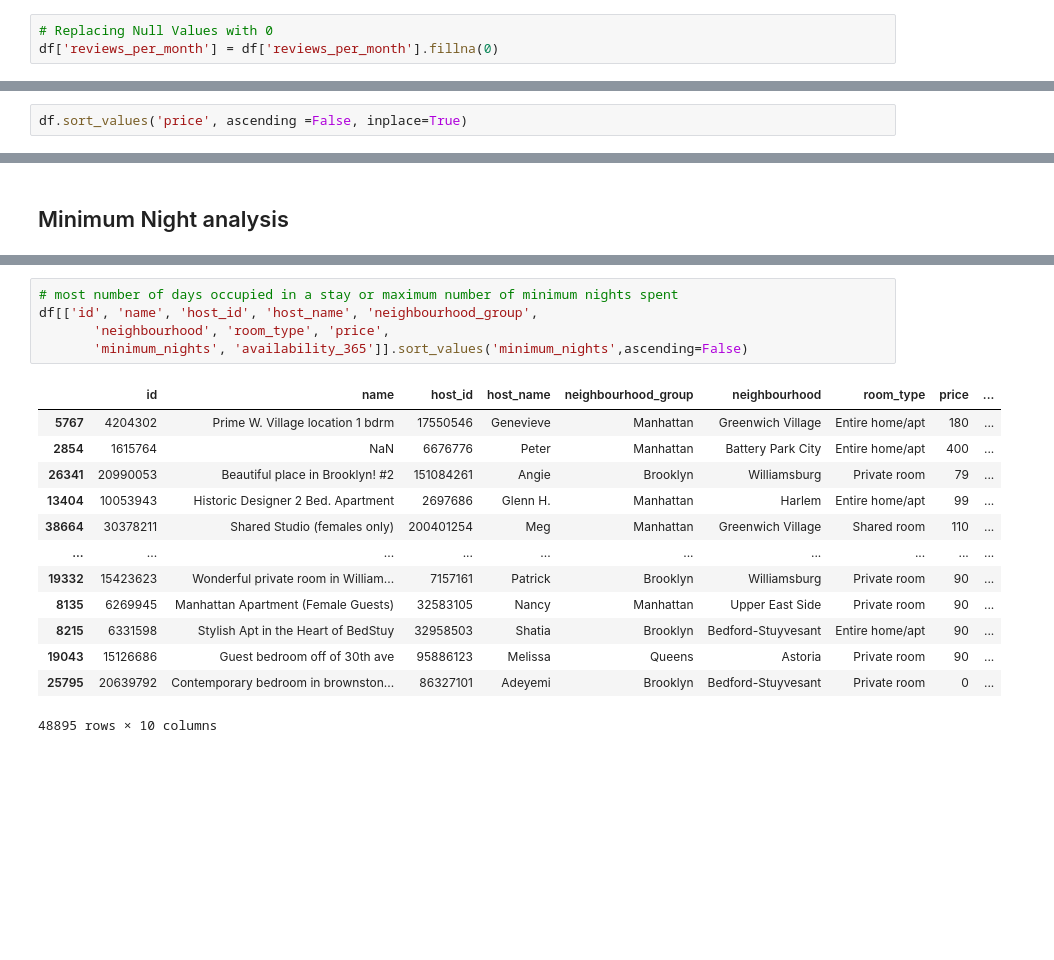
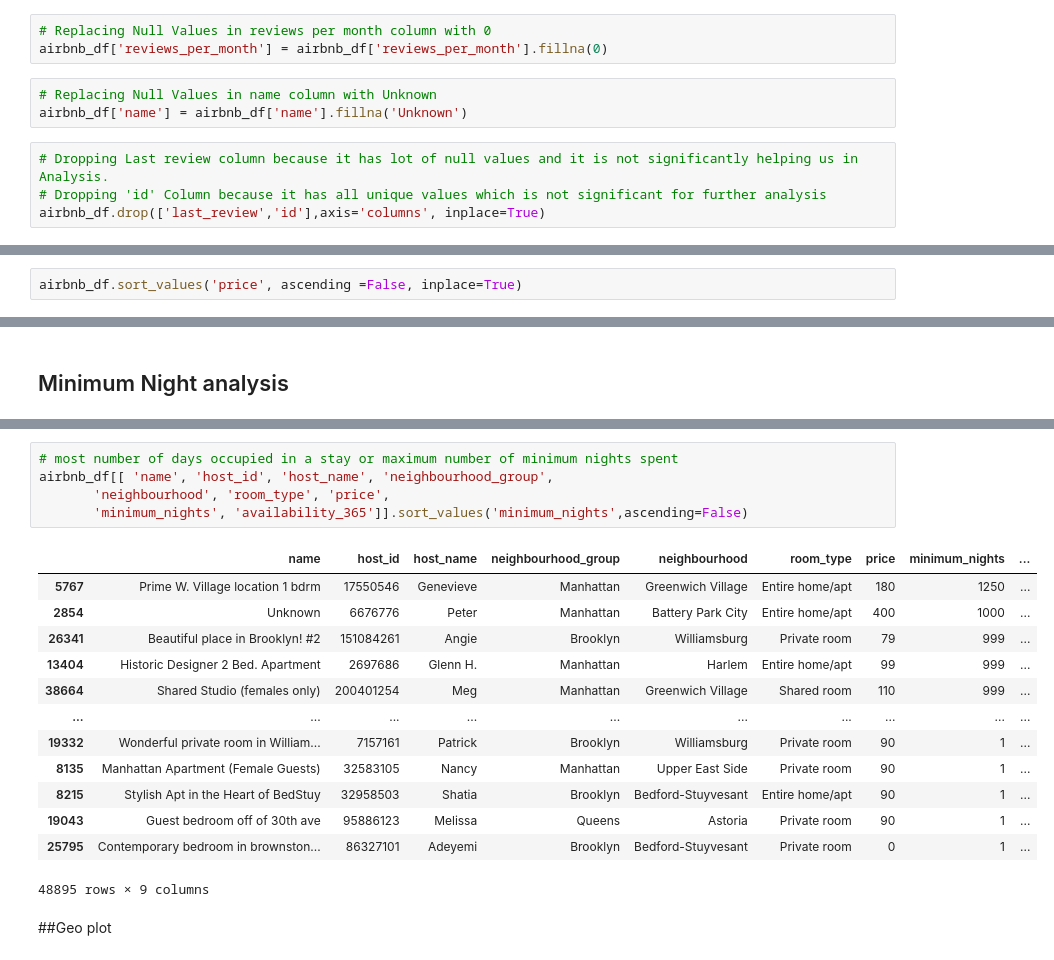
Before and after one commit to mgbhat97/Airbnb-Booking-EDA, a Jupyter notebook: Airbnb_Bookings_Analysis_Capstone_Project.ipynb, the cells around one changed output, grey strips where cells are left out. Drawn from its saved outputs; the diff is of its cells as text; blank space fills up the shorter version.

```diff
--- a/Airbnb_Bookings_Analysis_Capstone_Project.ipynb
+++ b/Airbnb_Bookings_Analysis_Capstone_Project.ipynb
@@ -79,6 +85,13 @@ len(df[df.duplicated()])
 # %% [output]
 0
 # %%
-# Replacing Null Values with 0
-df['reviews_per_month'] = df['reviews_per_month'].fillna(0)
+# Replacing Null Values in reviews per month column with 0
+airbnb_df['reviews_per_month'] = airbnb_df['reviews_per_month'].fillna(0)
+# %%
+# Replacing Null Values in name column with Unknown
+airbnb_df['name'] = airbnb_df['name'].fillna('Unknown')
+# %%
+# Dropping Last review column because it has lot of null values and it is not significantly helping us in Analysis.
+# Dropping 'id' Column because it has all unique values which is not significant for further analysis
+airbnb_df.drop(['last_review','id'],axis='columns', inplace=True)
 # %%
@@ -165,6 +178,6 @@ plt.show()
 # %% [output]
 [figure]
 # %%
-df.sort_values('price', ascending =False, inplace=True)
+airbnb_df.sort_values('price', ascending =False, inplace=True)
 # %%
 # Top 10 Costliest Hotels
@@ -430,19 +511,21 @@ mini_ngt_room_df
 # %%
 # most number of days occupied in a stay or maximum number of minimum nights spent
-df[['id', 'name', 'host_id', 'host_name', 'neighbourhood_group',
+airbnb_df[[ 'name', 'host_id', 'host_name', 'neighbourhood_group',
        'neighbourhood', 'room_type', 'price',
        'minimum_nights', 'availability_365']].sort_values('minimum_nights',ascending=False)
 # %% [output]
-|  | id | name | host_id | host_name | neighbourhood_group | neighbourhood | room_type | price | ... |
-| 5767 | 4204302 | Prime W. Village location 1 bdrm | 17550546 | Genevieve | Manhattan | Greenwich Village | Entire home/apt | 180 | ... |
-| 2854 | 1615764 | NaN | 6676776 | Peter | Manhattan | Battery Park City | Entire home/apt | 400 | ... |
-| 26341 | 20990053 | Beautiful place in Brooklyn! #2 | 151084261 | Angie | Brooklyn | Williamsburg | Private room | 79 | ... |
-| 13404 | 10053943 | Historic Designer 2 Bed. Apartment | 2697686 | Glenn H. | Manhattan | Harlem | Entire home/apt | 99 | ... |
-| 38664 | 30378211 | Shared Studio (females only) | 200401254 | Meg | Manhattan | Greenwich Village | Shared room | 110 | ... |
+|  | name | host_id | host_name | neighbourhood_group | neighbourhood | room_type | price | minimum_nights | ... |
+| 5767 | Prime W. Village location 1 bdrm | 17550546 | Genevieve | Manhattan | Greenwich Village | Entire home/apt | 180 | 1250 | ... |
+| 2854 | Unknown | 6676776 | Peter | Manhattan | Battery Park City | Entire home/apt | 400 | 1000 | ... |
+| 26341 | Beautiful place in Brooklyn! #2 | 151084261 | Angie | Brooklyn | Williamsburg | Private room | 79 | 999 | ... |
+| 13404 | Historic Designer 2 Bed. Apartment | 2697686 | Glenn H. | Manhattan | Harlem | Entire home/apt | 99 | 999 | ... |
+| 38664 | Shared Studio (females only) | 200401254 | Meg | Manhattan | Greenwich Village | Shared room | 110 | 999 | ... |
 | ... | ... | ... | ... | ... | ... | ... | ... | ... | ... |
-| 19332 | 15423623 | Wonderful private room in William... | 7157161 | Patrick | Brooklyn | Williamsburg | Private room | 90 | ... |
-| 8135 | 6269945 | Manhattan Apartment (Female Guests) | 32583105 | Nancy | Manhattan | Upper East Side | Private room | 90 | ... |
-| 8215 | 6331598 | Stylish Apt in the Heart of BedStuy | 32958503 | Shatia | Brooklyn | Bedford-Stuyvesant | Entire home/apt | 90 | ... |
-| 19043 | 15126686 | Guest bedroom off of 30th ave | 95886123 | Melissa | Queens | Astoria | Private room | 90 | ... |
-| 25795 | 20639792 | Contemporary bedroom in brownston... | 86327101 | Adeyemi | Brooklyn | Bedford-Stuyvesant | Private room | 0 | ... |
+| 19332 | Wonderful private room in William... | 7157161 | Patrick | Brooklyn | Williamsburg | Private room | 90 | 1 | ... |
+| 8135 | Manhattan Apartment (Female Guests) | 32583105 | Nancy | Manhattan | Upper East Side | Private room | 90 | 1 | ... |
+| 8215 | Stylish Apt in the Heart of BedStuy | 32958503 | Shatia | Brooklyn | Bedford-Stuyvesant | Entire home/apt | 90 | 1 | ... |
+| 19043 | Guest bedroom off of 30th ave | 95886123 | Melissa | Queens | Astoria | Private room | 90 | 1 | ... |
+| 25795 | Contemporary bedroom in brownston... | 86327101 | Adeyemi | Brooklyn | Bedford-Stuyvesant | Private room | 0 | 1 | ... |
-48895 rows × 10 columns
+48895 rows × 9 columns
+# %% [markdown]
+##Geo plot
```
Also changed, not shown: parts of 70 cells of this notebook.
